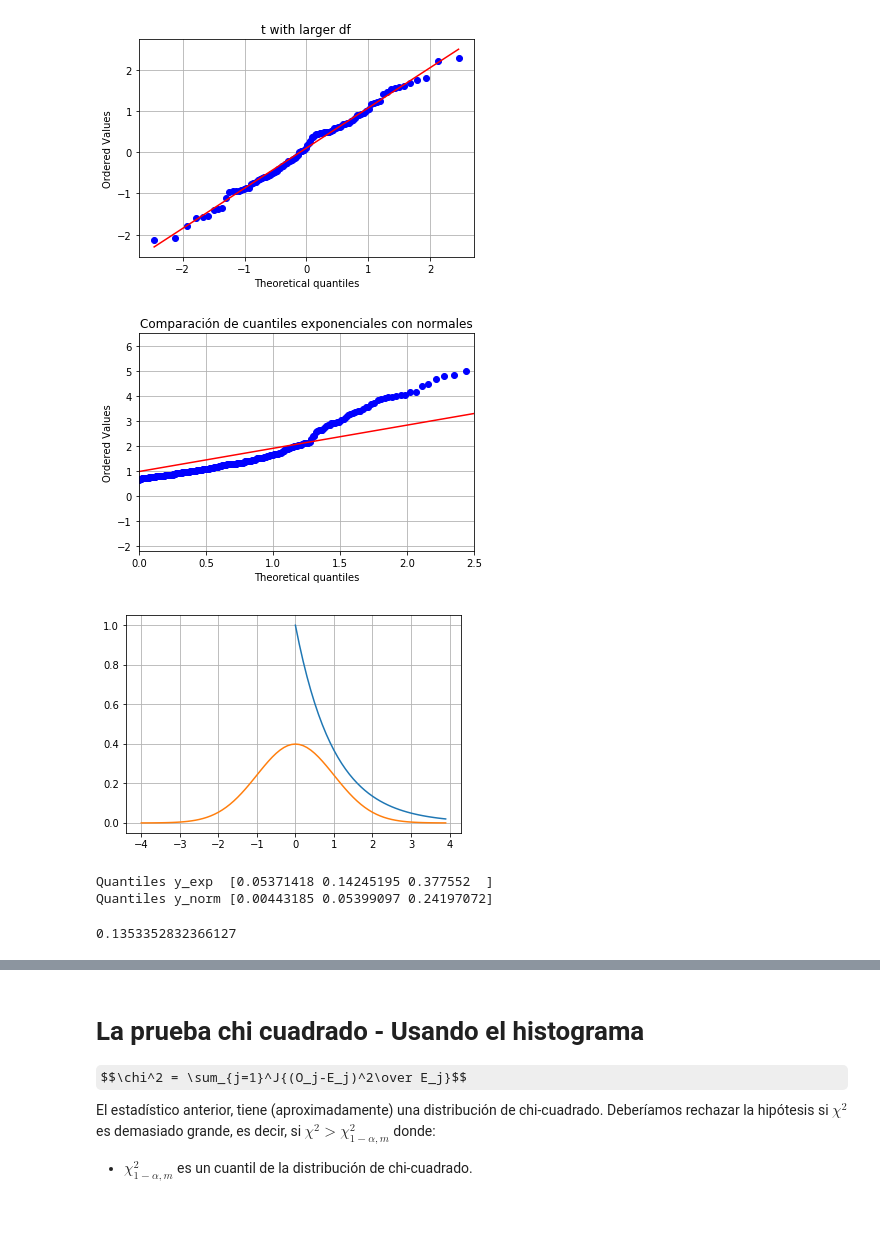
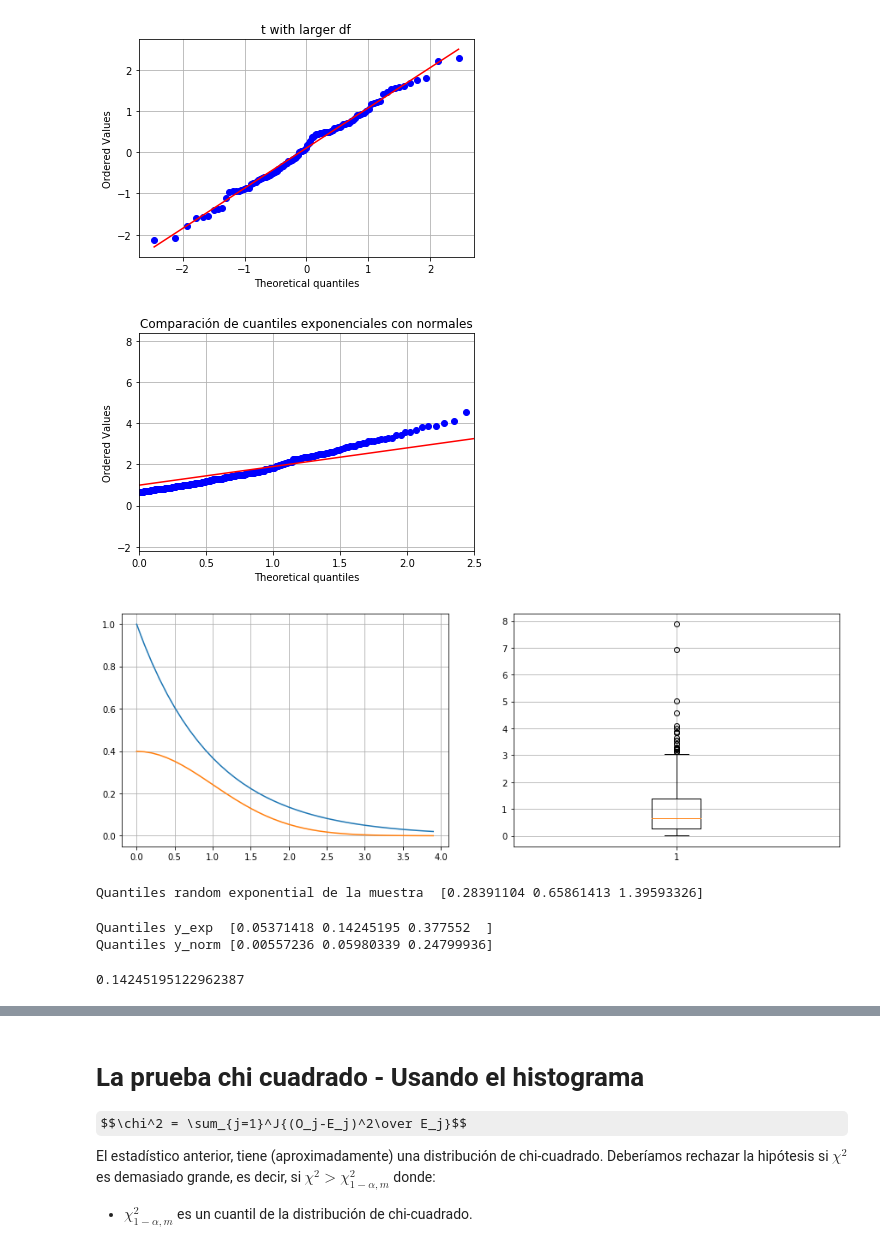
Before and after one commit to violetarcia/SPF-2019-II, a Jupyter notebook: TEMA-2/Clase16_ComprobacionDeDistribuciones.ipynb, the cells around one changed output, grey strips where cells are left out. Drawn from its saved outputs; the diff is of its cells as text; code cells hidden in the pictures; some formulas as TeX source; blank space fills up the shorter version.

```diff
--- a/TEMA-2/Clase16_ComprobacionDeDistribuciones.ipynb
+++ b/TEMA-2/Clase16_ComprobacionDeDistribuciones.ipynb
@@ -66,38 +66,52 @@ plt.show()
 # %%
 ########### Ajustando una exponencial
 nsample = 500
 # Distribución exponencial con parámetro lambda = 0.7
 lamb = 1
 x = st.expon.rvs(loc=0,scale=1/lamb, size=nsample)
 res = st.probplot(x, plot=plt, dist='norm')
 plt.title('Comparación de cuantiles exponenciales con normales')
 plt.xlim([0,2.5])
 plt.grid()
 plt.show()
 
-x1 = np.arange(-4,4,0.1)
+x1 = np.arange(0,4,0.1)
 x2 = np.arange(0,4,0.1)
 
 y_exp = st.expon.pdf(x2,loc=0,scale=1/lamb)
 y_norm = st.norm.pdf(x1)
+plt.figure(figsize=(15, 5))
+plt.subplot(121)
 plt.plot(x2,y_exp,x1,y_norm)
 plt.grid()
+
+# Gráfica box-plot
+plt.subplot(122)
+B = plt.boxplot(x)
+plt.grid()
 plt.show()
+
+# Obtener los valores de Q1 y Q3 de la gráfica
+[item.get_ydata()[0] for item in B['whiskers']]
+# Otra forma de obtener los quantiles
+Qs = np.percentile(x,[25,50,75])
+print('Quantiles random exponential de la muestra ',Qs)
 # %% [output]
-[figure, old version]
+[figure, new version]
-[figure, old version]
+[figure, new version]
+Quantiles random exponential de la muestra  [0.28391104 0.65861413 1.39593326]
 # %%
 # Comparación de quantiles númericos
 q1 = np.percentile(y_exp,[25,50,75])
 q2 = np.percentile(y_norm,[25,50,75])
 print('Quantiles y_exp ',q1)
 print('Quantiles y_norm',q2)
-# np.mean(y_exp)
-y_exp[int((2*len(y_exp)/4))]
+np.median(y_exp)
+# y_exp[int((2*len(y_exp)/4))]
 # %% [output]
 Quantiles y_exp  [0.05371418 0.14245195 0.377552  ]
-Quantiles y_norm [0.00443185 0.05399097 0.24197072]
+Quantiles y_norm [0.00557236 0.05980339 0.24799936]
-0.1353352832366127
+0.14245195122962387
 # %%
 import statsmodels.graphics.gofplots as qs
 np.random.seed(5555)
```
Also changed, not shown: parts of 7 cells of this notebook.
